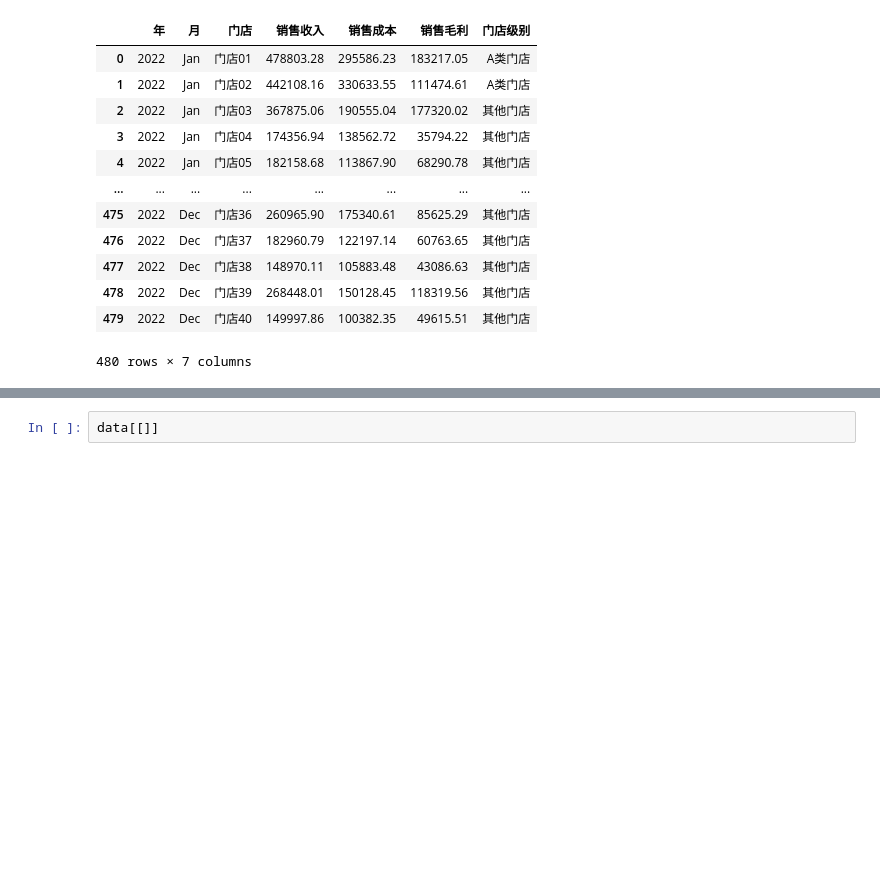
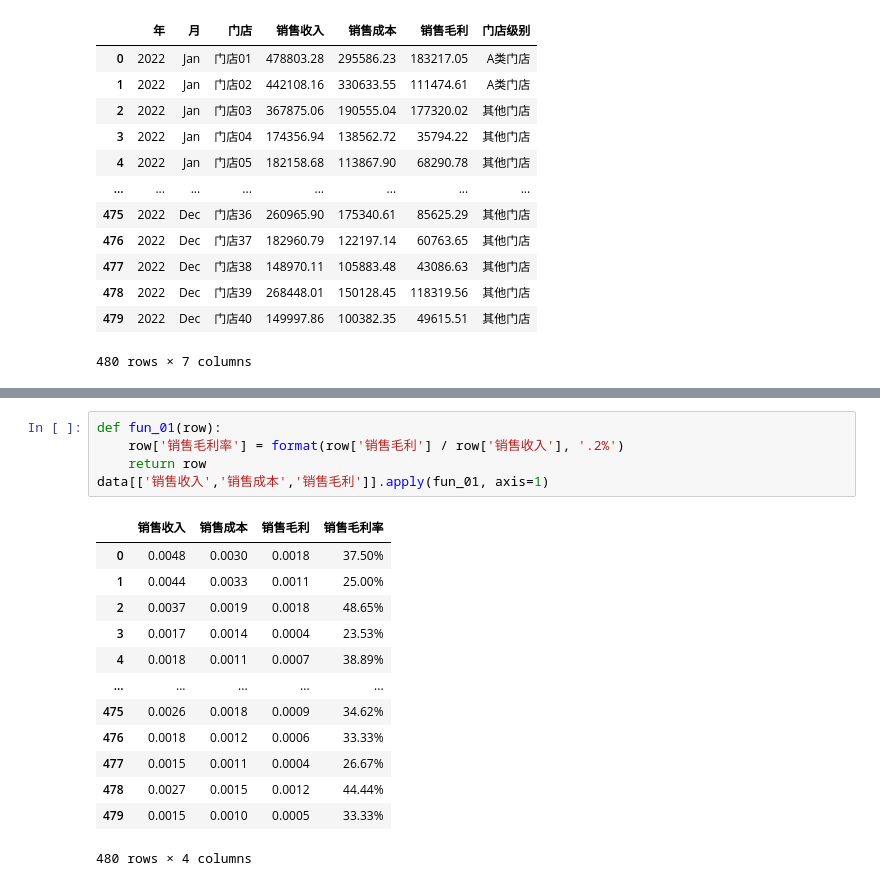
Before and after one commit to Windboooy/school-python-spider-learn, a Jupyter notebook: learn/test2.ipynb, the cells around one changed output, grey strips where cells are left out. Drawn from its saved outputs; the diff is of its cells as text; blank space fills up the shorter version.

```diff
--- a/learn/test2.ipynb
+++ b/learn/test2.ipynb
@@ -143,2 +149,19 @@ AttributeError: 'list' object has no attribute 'apply'
-# %%
-data[[]]
+# %%
+def fun_01(row):
+    row['销售毛利率'] = format(row['销售毛利'] / row['销售收入'], '.2%')
+    return row
+data[['销售收入','销售成本','销售毛利']].apply(fun_01, axis=1)
+# %% [output]
+|  | 销售收入 | 销售成本 | 销售毛利 | 销售毛利率 |
+| 0 | 0.0048 | 0.0030 | 0.0018 | 37.50% |
+| 1 | 0.0044 | 0.0033 | 0.0011 | 25.00% |
+| 2 | 0.0037 | 0.0019 | 0.0018 | 48.65% |
+| 3 | 0.0017 | 0.0014 | 0.0004 | 23.53% |
+| 4 | 0.0018 | 0.0011 | 0.0007 | 38.89% |
+| ... | ... | ... | ... | ... |
+| 475 | 0.0026 | 0.0018 | 0.0009 | 34.62% |
+| 476 | 0.0018 | 0.0012 | 0.0006 | 33.33% |
+| 477 | 0.0015 | 0.0011 | 0.0004 | 26.67% |
+| 478 | 0.0027 | 0.0015 | 0.0012 | 44.44% |
+| 479 | 0.0015 | 0.0010 | 0.0005 | 33.33% |
+480 rows × 4 columns
```
Also changed, not shown: parts of 4 cells of this notebook, 2 other files.
